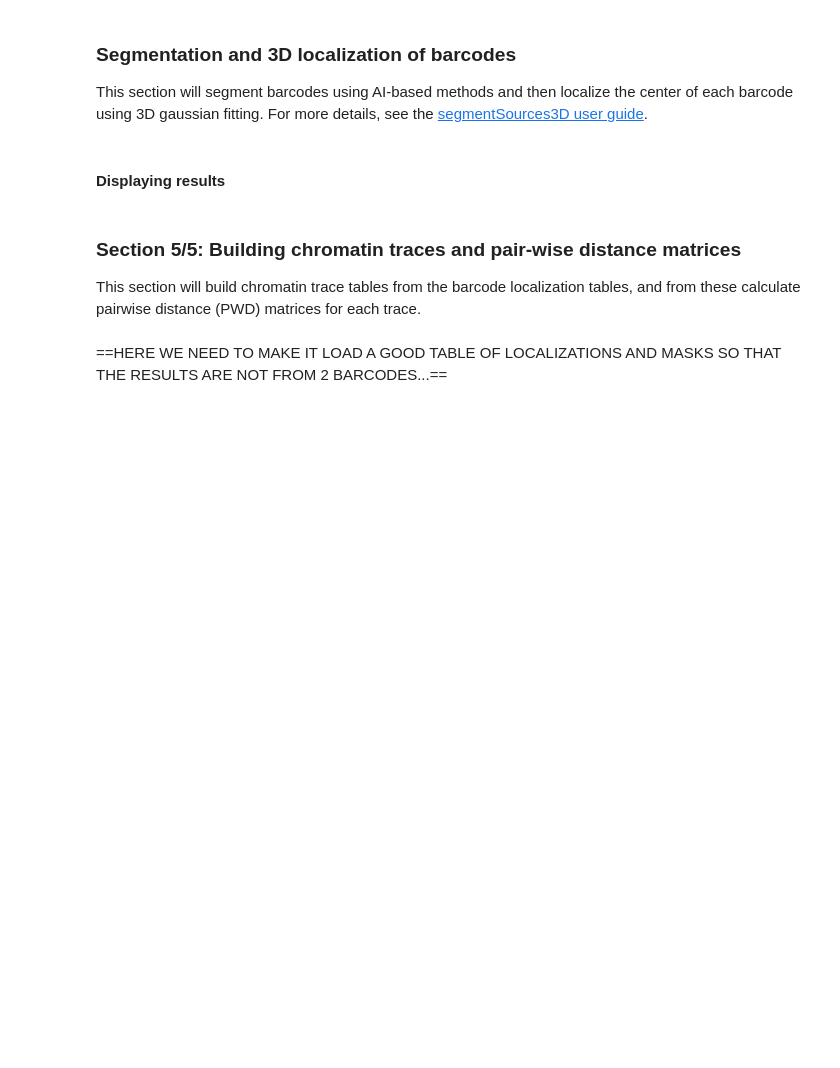
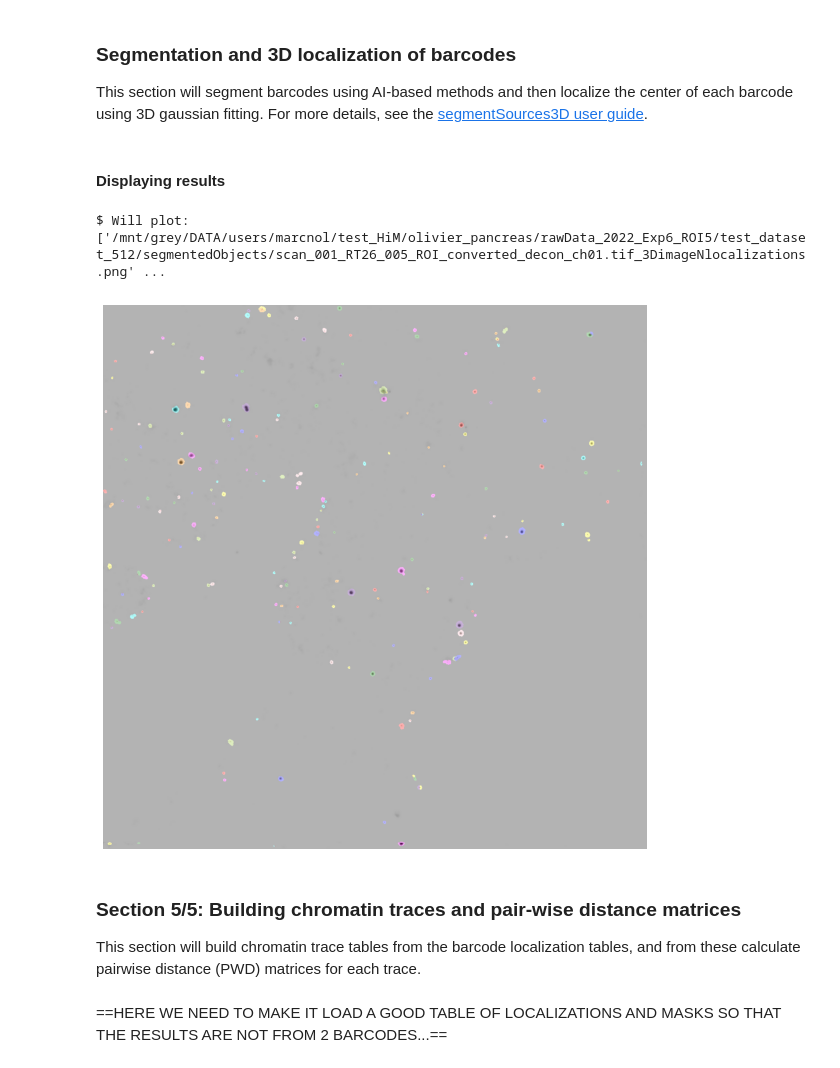
Before and after one commit to marcnol/pyHiM, a Jupyter notebook: notebooks/full_pyHiM_run_2D.ipynb, the cells around one changed output. Drawn from its saved outputs; the diff is of its cells as text; code cells hidden in the pictures; blank space fills up the shorter version.

```diff
--- a/notebooks/full_pyHiM_run_2D.ipynb
+++ b/notebooks/full_pyHiM_run_2D.ipynb
@@ -182,16 +177,18 @@ This section will segment barcodes using AI-based methods and then localize the
 # %% [markdown]
 #### Displaying results
 # %%
-# NEEDS TO BE VERIFIED!!
-
 # Set datatype ('DAPI','RT','TRACES')
 datatype = 'RT'
+RTs_references = 'RT26'
 
 # Set titles
-titles = [RTs_references+' Segmented ',RTs_references+' Segmented Zoom']
+titles = [RTs_references+' Segmented ']
 
 # Display segmented RTs masks
 plot_segment_object(Input_folder,RTs_references,titles,datatype)
+# %% [output]
+$ Will plot: ['/mnt/grey/DATA/users/marcnol/test_HiM/olivier_pancreas/rawData_2022_Exp6_ROI5/test_dataset_512/segmentedObjects/scan_001_RT26_005_ROI_converted_decon_ch01.tif_3DimageNlocalizations.png' ...
+[figure, added]
 # %% [markdown]
 ### Section 5/5: Building chromatin traces and pair-wise distance matrices
 
```
Also changed, not shown: parts of 5 cells of this notebook, 1 other file.
